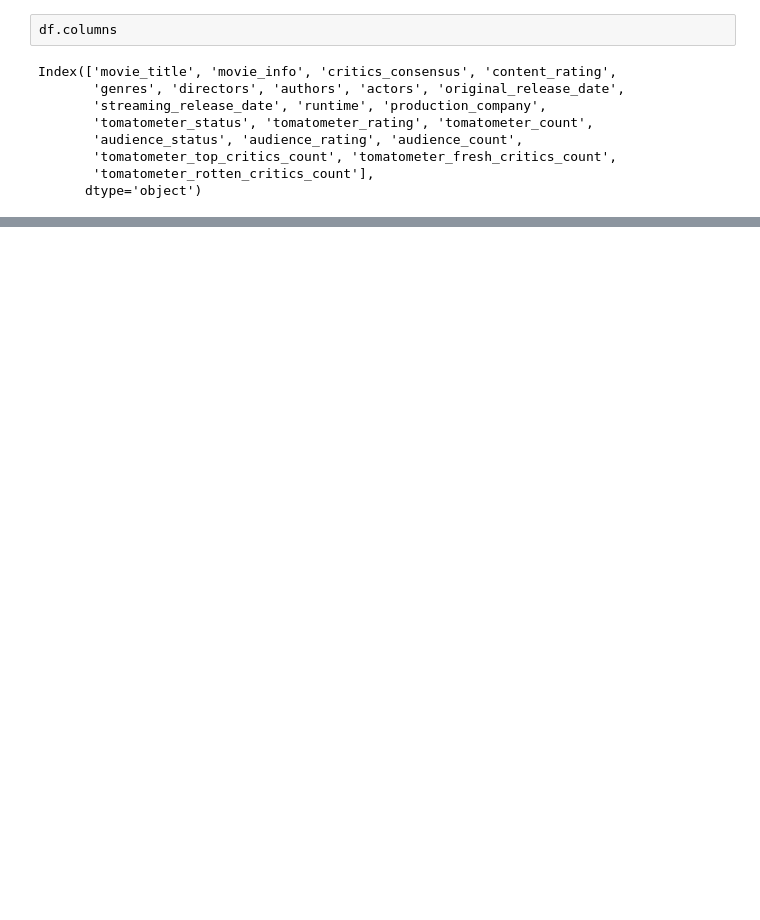
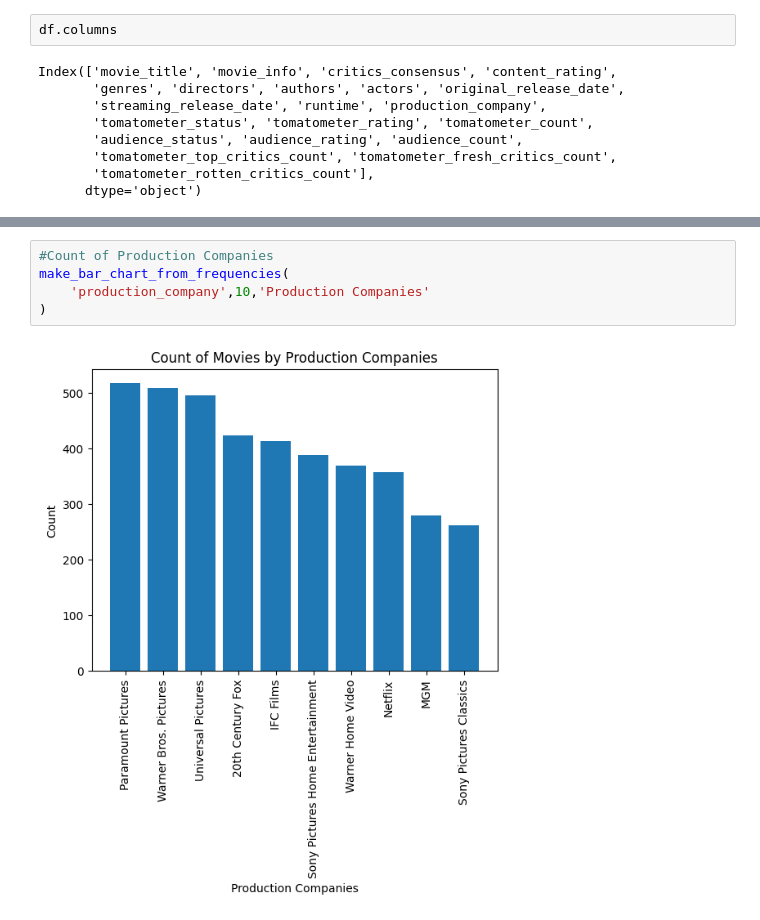
Before and after one commit to statzenthusiast921/rotten-tomatoes-analysis, a Jupyter notebook: notebooks/Rotten Tomatoes EDA 01.16.23.ipynb, the cells around one changed output, grey strips where cells are left out. Cells and saved outputs as stored; diff of their text form; blank space fills up the shorter version.

```diff
--- a/notebooks/Rotten Tomatoes EDA 01.16.23.ipynb
+++ b/notebooks/Rotten Tomatoes EDA 01.16.23.ipynb
@@ -38,0 +96,7 @@ Index(['movie_title', 'movie_info', 'critics_consensus', 'content_rating',
+# %%
+#Count of Production Companies
+make_bar_chart_from_frequencies(
+    'production_company',10,'Production Companies'
+)
+# %% [output]
+[figure, added]
```
Also changed, not shown: parts of 8 cells of this notebook.
